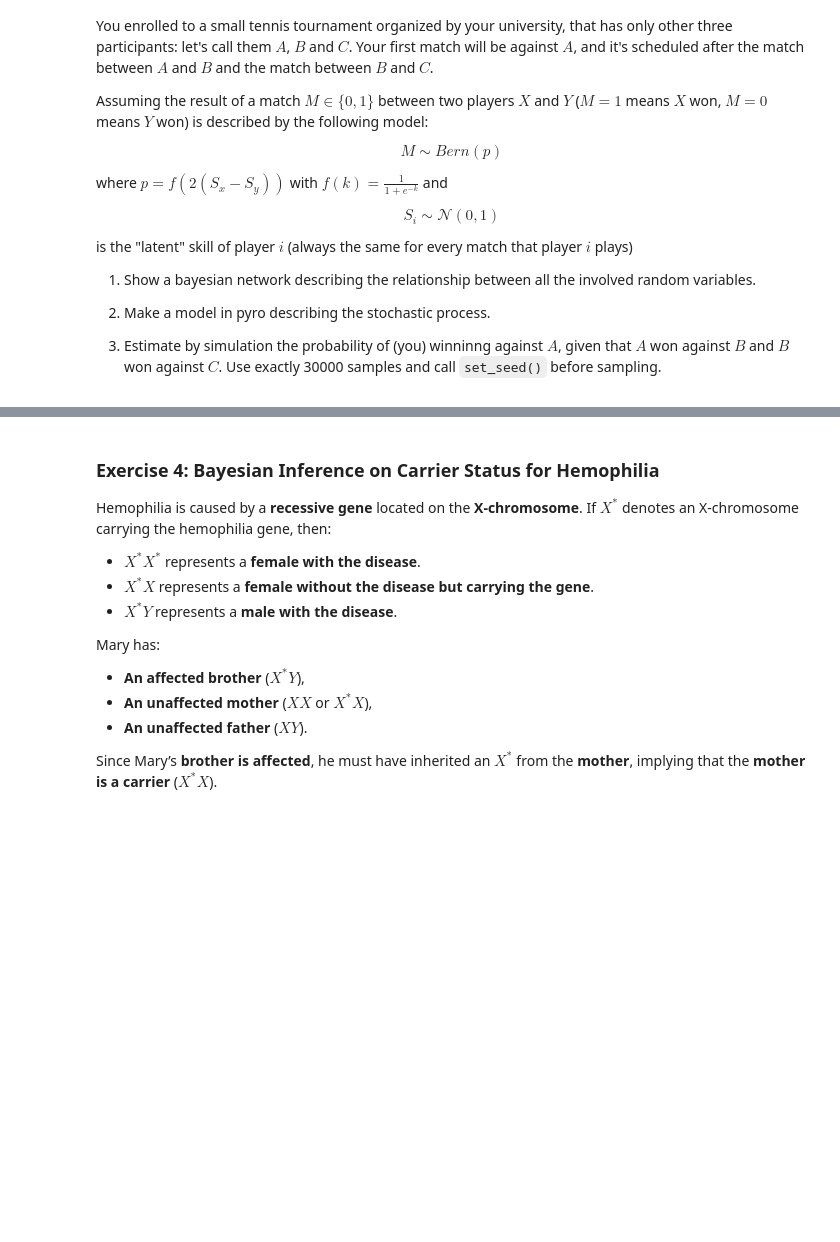
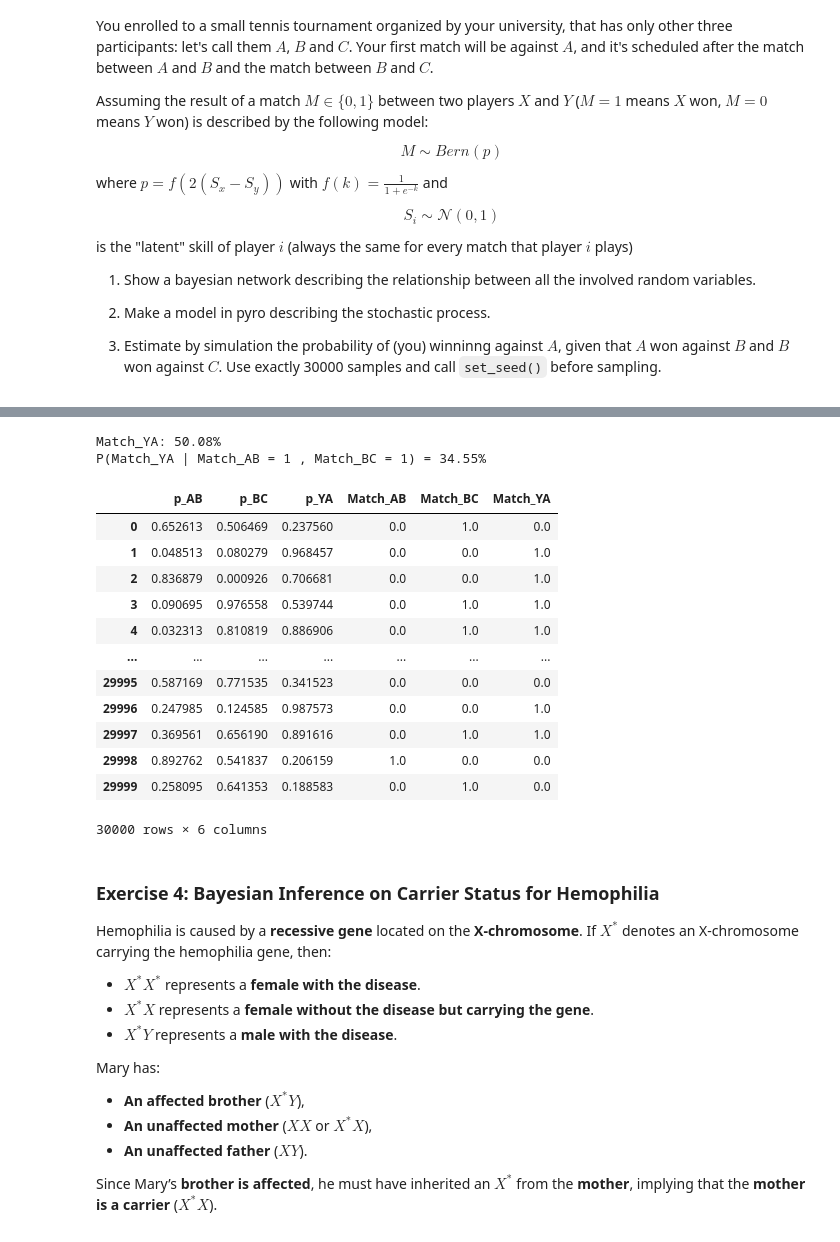
Before and after one commit to TommasoPiscitelli/PML2025, a Jupyter notebook: Homeworks/Homework_1.ipynb, the cells around one changed output, grey strips where cells are left out. Drawn from its saved outputs; the diff is of its cells as text; code cells hidden in the pictures; blank space fills up the shorter version.

```diff
--- a/Homeworks/Homework_1.ipynb
+++ b/Homeworks/Homework_1.ipynb
@@ -147,10 +147,10 @@ def set_seed():
     torch.manual_seed(seed)
 
 def model(n: int = 1):
-    S_A = pyro.sample("S_A", dist.Normal(0, 1))
-    S_B = pyro.sample("S_B", dist.Normal(0, 1))
-    S_C = pyro.sample("S_C", dist.Normal(0, 1))
-    S_Y = pyro.sample("S_Y", dist.Normal(0, 1))
+    S_A = pyro.sample("S_A", dist.Normal(0, 1), sample_shape=(n,))
+    S_B = pyro.sample("S_B", dist.Normal(0, 1), sample_shape=(n,))
+    S_C = pyro.sample("S_C", dist.Normal(0, 1), sample_shape=(n,))
+    S_Y = pyro.sample("S_Y", dist.Normal(0, 1), sample_shape=(n,))
     K_YA = 2 * (S_Y - S_A)
     k_AB = 2 *  (S_A - S_B)
     k_BC = 2 *  (S_B - S_C)
@@ -160,11 +160,32 @@ def model(n: int = 1):
     M_AB = pyro.sample("Match_AB", dist.Bernoulli(p_AB))
     M_BC = pyro.sample("Match_BC", dist.Bernoulli(p_BC))
     M_YA = pyro.sample("Match_YA", dist.Bernoulli(p_YA))
-    return {'Win_A': M_AB, 'Win_B': M_BC, 'Win_Y': M_YA}
+    return {'p_AB': p_AB, 'p_BC': p_BC, 'p_YA': p_YA, 'Match_AB': M_AB, 'Match_BC': M_BC, 'Match_YA': M_YA}
 
 pyro.render_model(model)
 # %% [output]
 [drawing not drawn]
+# %%
+samples = pd.DataFrame(model(30_000))
+print(f"Match_YA: {samples['Match_YA'].mean():.2%}")
+print(f"P(Match_YA | Match_AB = 1 , Match_BC = 1) = {samples[ (samples['Match_AB']==1) & (samples['Match_BC']==1) ] ['Match_YA'].mean():.2%}")
+samples
+# %% [output]
+Match_YA: 50.08%
+P(Match_YA | Match_AB = 1 , Match_BC = 1) = 34.55%
+|  | p_AB | p_BC | p_YA | Match_AB | Match_BC | Match_YA |
+| 0 | 0.652613 | 0.506469 | 0.237560 | 0.0 | 1.0 | 0.0 |
+| 1 | 0.048513 | 0.080279 | 0.968457 | 0.0 | 0.0 | 1.0 |
+| 2 | 0.836879 | 0.000926 | 0.706681 | 0.0 | 0.0 | 1.0 |
+| 3 | 0.090695 | 0.976558 | 0.539744 | 0.0 | 1.0 | 1.0 |
+| 4 | 0.032313 | 0.810819 | 0.886906 | 0.0 | 1.0 | 1.0 |
+| ... | ... | ... | ... | ... | ... | ... |
+| 29995 | 0.587169 | 0.771535 | 0.341523 | 0.0 | 0.0 | 0.0 |
+| 29996 | 0.247985 | 0.124585 | 0.987573 | 0.0 | 0.0 | 1.0 |
+| 29997 | 0.369561 | 0.656190 | 0.891616 | 0.0 | 1.0 | 1.0 |
+| 29998 | 0.892762 | 0.541837 | 0.206159 | 1.0 | 0.0 | 0.0 |
+| 29999 | 0.258095 | 0.641353 | 0.188583 | 0.0 | 1.0 | 0.0 |
+30000 rows × 6 columns
 # %% [markdown]
 ### Exercise 4: Bayesian Inference on Carrier Status for Hemophilia
 
```
